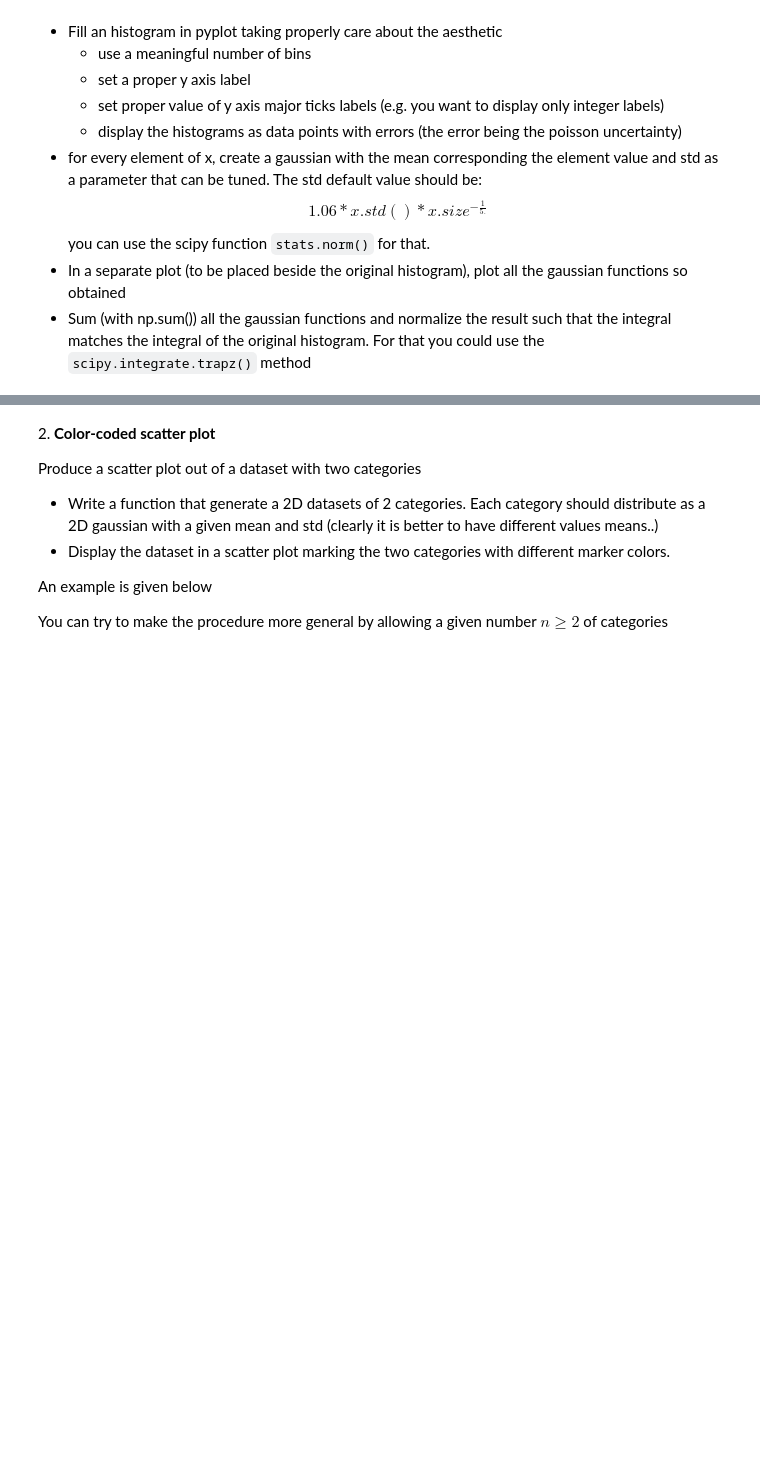
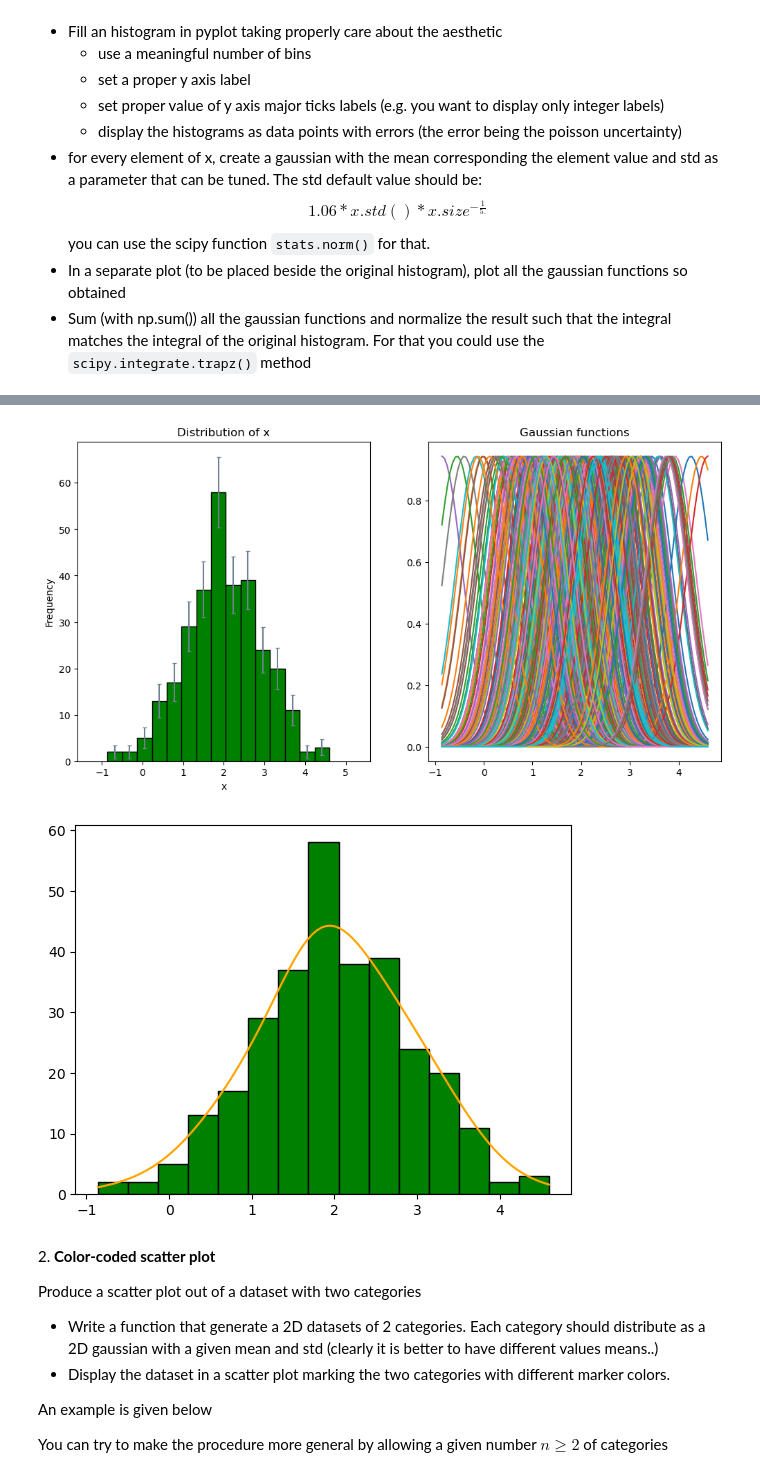
Before and after one commit to LucreziaRossi/LaboratoryOfComputationalPhysics_Y6, a Jupyter notebook: 07ex_Visualization.ipynb, the cells around one changed output, grey strips where cells are left out. Saved outputs shown, nothing was run; the diff lists cells and outputs as text; code cells hidden in the pictures; blank space fills up the shorter version.

```diff
--- a/07ex_Visualization.ipynb
+++ b/07ex_Visualization.ipynb
@@ -89,3 +17,58 @@ plt.show()
+# %%
+import numpy as np
+import pandas as pd
+from scipy import stats
+import matplotlib.pyplot as plt
+import seaborn as sns
+from scipy.integrate import trapz
+N, std, mean = 300, 0.9, 2
+x = np.random.normal(loc=mean, scale=std, size=N)
+
+fig, (ax1,ax2) = plt.subplots(nrows=1, ncols=2, figsize=(12, 6))
+
+# axes 1
+n, bins, _ = ax1.hist(x, bins='auto', color='green', edgecolor='black')
+errors = np.sqrt(n)
+bin_centers = (bins[:-1]+ bins[1:])/2
+
+ax1.errorbar(bin_centers, n, yerr=errors, fmt='none', ecolor='slategray', capsize=2)
+ax1.set_xlim(mean-4*std, mean+4*std)
+ax1.set_xlabel('x')
+ax1.set_ylabel('Frequency')
+ax1.set_title('Distribution of x')
+
+# axes 2
+x_axis = np.linspace(min(x) , max(x), 100)
+gaussian_sum = np.zeros(shape = np.shape(x_axis))
+
+std_default = 1.06 * np.std(x) * (len(x) ** -0.15)
+
+for value in x:
+    std = std_default
+    gaussian = stats.norm.pdf(x_axis, loc=value, scale=std)
+    ax2.plot(x_axis, gaussian)
+    gaussian_sum += gaussian
+
+ax2.set_title("Gaussian functions")
+plt.show()
+
+gaussian_area = np.trapz(gaussian_sum, x_axis)
+
+dx = (max(x)-min(x))/(len(bins)-1)
+hist_area = 0
+for i in n:
+    dy = i*dx
+    hist_area += dy
+
+gaussian_sum_normalized = gaussian_sum * hist_area / gaussian_area
+
+fig, ax = plt.subplots()
+ax.plot(x_axis, gaussian_sum_normalized, color='orange')
+ax.hist(x, bins='auto', color='green', edgecolor='black')
+plt.show()
+# %% [output]
+[figure, added]
+[figure, added]
 # %% [markdown]
 2\. **Color-coded scatter plot**
 
```
Also changed, not shown: parts of 11 cells of this notebook.
